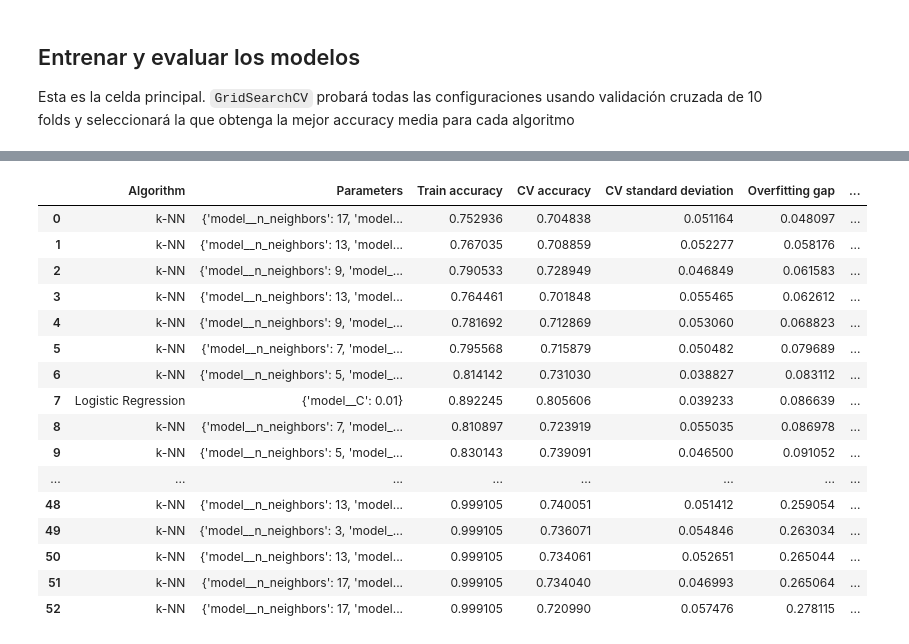
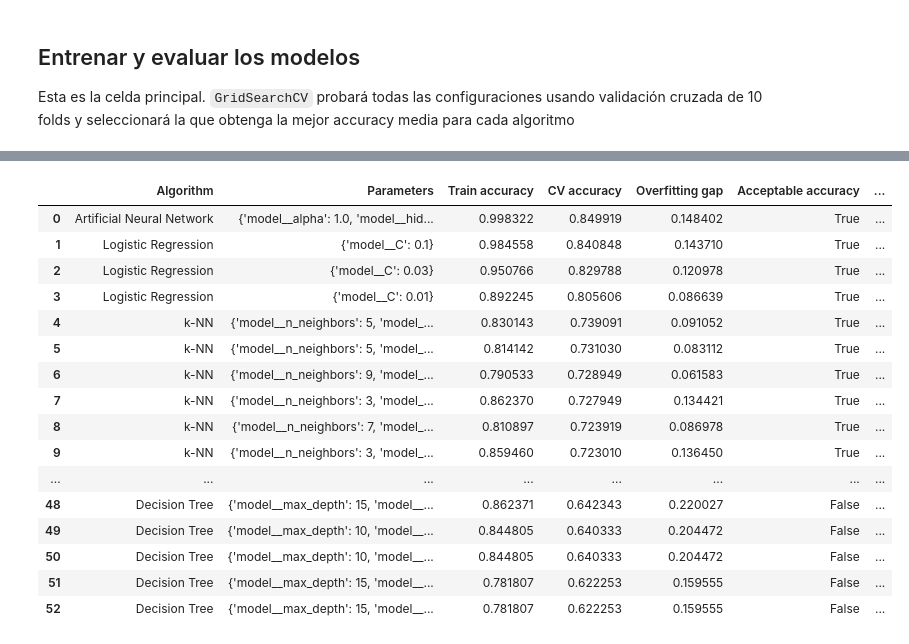
Before and after one commit to lgonperez3-glitch/MLSM-labs, a Jupyter notebook: Lab1/Lab1-GenreAll.ipynb, the cells around one changed output, grey strips where cells are left out. Cells and saved outputs as stored; diff of their text form; code cells hidden in the pictures.

Commit message:
params2-3

```diff
--- a/Lab1/Lab1.ipynb
+++ b/Lab1/Lab1-GenreAll.ipynb
@@ -128,9 +128,7 @@ models = {
             ))
         ]),
         {
-            "model__hidden_layer_sizes": [
-                (30,), (50,), (100,), (50, 25)
-            ],
+            "model__hidden_layer_sizes": [(30,), (50,), (100,), (50, 25)],
             "model__alpha": [0.01, 0.1, 1.0]
         }
     )
@@ -179,11 +177,26 @@ for name, (pipeline, params) in models.items():
             "Algorithm": name,
             "Parameters": search.cv_results_["params"][i],
             "Train accuracy": search.cv_results_["mean_train_score"][i],
-            "CV accuracy": search.cv_results_["mean_test_score"][i],
-            "CV standard deviation": search.cv_results_["std_test_score"][i]})
+            "CV accuracy": search.cv_results_["mean_test_score"][i]})
 
-    print("Mejores parámetros:", search.best_params_)
-    print("Best 10-fold CV accuracy:", round(search.best_score_, 4))
+    # Seleccionar la configuración con mayor accuracy
+    # entre las que tienen overfitting < 0.15
+    cv_results = pd.DataFrame(search.cv_results_)
+
+    cv_results["Overfitting gap"] = (cv_results["mean_train_score"] - cv_results["mean_test_score"])
+
+    valid_results = cv_results[cv_results["Overfitting gap"] < 0.15]
+
+    #si no se alcanza el objetivo de ovefitting menor que 0,15, busca el que más ccuracy tenga directamente
+    if not valid_results.empty:
+        best_row = valid_results.sort_values("mean_test_score", ascending=False).iloc[0]
+    else:
+        best_row = cv_results.sort_values("mean_test_score", ascending=False).iloc[0]
+
+    print("Best parameters:", best_row["params"])
+    print("Best 10-fold CV accuracy (without overfitting):", round(best_row["mean_test_score"], 4))
+    print("Overfitting gap:", round(best_row["Overfitting gap"], 4))
+    print("Overfitting ok:", best_row["Overfitting gap"] < 0.15)
 
 
 results_df = pd.DataFrame(results)
@@ -193,22 +206,28 @@ results_df["Overfitting gap"] = (
     results_df["CV accuracy"]
 )
 
+results_df["Acceptable accuracy"] = (
+    (results_df["CV accuracy"] > 0.70)
+)
+
+results_df["Acceptable overfitting"] = (
+    results_df["Overfitting gap"] < 0.15
+)
 results_df["Fits objectives"] = (
-    (results_df["CV accuracy"] > 0.70) &
-    (results_df["Overfitting gap"] < 0.15)
+    (results_df["Overfitting gap"] < 0.15) &
+    (results_df["CV accuracy"] > 0.70)
 )
 
 results_df = results_df.sort_values(
-    ["Fits objectives", "Overfitting gap", "CV accuracy"],
-    ascending=[False, True, False]
+    ["Acceptable overfitting", "CV accuracy", "Overfitting gap"],
+    ascending=[False, False, True]
 ).reset_index(drop=True)
 
-
-print(f"Total de configuraciones evaluadas: {len(results_df)}")
-print(f"Configuraciones con accuracy >= 80%: "
-      f"{(results_df['CV accuracy'] >= 0.80).sum()}")
-print(f"Configuraciones con accuracy >= 70% y gap <= 0.10: "
-      f"{((results_df['CV accuracy'] >= 0.70) & (results_df['Overfitting gap'] <= 0.10)).sum()}")
+print(f"Total configs evaluated: {len(results_df)}")
+print(f"Configs with appropiate overfitting: "
+      f"{results_df['Acceptable overfitting'].sum()}")
+print(f"Configs with both good accuracy and overfitting: "
+      f"{results_df['Fits objectives'].sum()}")
 
 display(results_df)
 # %% [output]
@@ -233,17 +251,17 @@ Configuraciones con accuracy >= 70% y gap <= 0.10: 10
-|  | Algorithm | Parameters | Train accuracy | CV accuracy | CV standard deviation | Overfitting gap | ... |
-| 0 | k-NN | {'model__n_neighbors': 17, 'model... | 0.752936 | 0.704838 | 0.051164 | 0.048097 | ... |
-| 1 | k-NN | {'model__n_neighbors': 13, 'model... | 0.767035 | 0.708859 | 0.052277 | 0.058176 | ... |
-| 2 | k-NN | {'model__n_neighbors': 9, 'model_... | 0.790533 | 0.728949 | 0.046849 | 0.061583 | ... |
-| 3 | k-NN | {'model__n_neighbors': 13, 'model... | 0.764461 | 0.701848 | 0.055465 | 0.062612 | ... |
-| 4 | k-NN | {'model__n_neighbors': 9, 'model_... | 0.781692 | 0.712869 | 0.053060 | 0.068823 | ... |
-| 5 | k-NN | {'model__n_neighbors': 7, 'model_... | 0.795568 | 0.715879 | 0.050482 | 0.079689 | ... |
-| 6 | k-NN | {'model__n_neighbors': 5, 'model_... | 0.814142 | 0.731030 | 0.038827 | 0.083112 | ... |
-| 7 | Logistic Regression | {'model__C': 0.01} | 0.892245 | 0.805606 | 0.039233 | 0.086639 | ... |
-| 8 | k-NN | {'model__n_neighbors': 7, 'model_... | 0.810897 | 0.723919 | 0.055035 | 0.086978 | ... |
-| 9 | k-NN | {'model__n_neighbors': 5, 'model_... | 0.830143 | 0.739091 | 0.046500 | 0.091052 | ... |
+|  | Algorithm | Parameters | Train accuracy | CV accuracy | Overfitting gap | Acceptable accuracy | ... |
+| 0 | Artificial Neural Network | {'model__alpha': 1.0, 'model__hid... | 0.998322 | 0.849919 | 0.148402 | True | ... |
+| 1 | Logistic Regression | {'model__C': 0.1} | 0.984558 | 0.840848 | 0.143710 | True | ... |
+| 2 | Logistic Regression | {'model__C': 0.03} | 0.950766 | 0.829788 | 0.120978 | True | ... |
+| 3 | Logistic Regression | {'model__C': 0.01} | 0.892245 | 0.805606 | 0.086639 | True | ... |
+| 4 | k-NN | {'model__n_neighbors': 5, 'model_... | 0.830143 | 0.739091 | 0.091052 | True | ... |
+| 5 | k-NN | {'model__n_neighbors': 5, 'model_... | 0.814142 | 0.731030 | 0.083112 | True | ... |
+| 6 | k-NN | {'model__n_neighbors': 9, 'model_... | 0.790533 | 0.728949 | 0.061583 | True | ... |
+| 7 | k-NN | {'model__n_neighbors': 3, 'model_... | 0.862370 | 0.727949 | 0.134421 | True | ... |
+| 8 | k-NN | {'model__n_neighbors': 7, 'model_... | 0.810897 | 0.723919 | 0.086978 | True | ... |
+| 9 | k-NN | {'model__n_neighbors': 3, 'model_... | 0.859460 | 0.723010 | 0.136450 | True | ... |
 | ... | ... | ... | ... | ... | ... | ... | ... |
-| 48 | k-NN | {'model__n_neighbors': 13, 'model... | 0.999105 | 0.740051 | 0.051412 | 0.259054 | ... |
-| 49 | k-NN | {'model__n_neighbors': 3, 'model_... | 0.999105 | 0.736071 | 0.054846 | 0.263034 | ... |
-| 50 | k-NN | {'model__n_neighbors': 13, 'model... | 0.999105 | 0.734061 | 0.052651 | 0.265044 | ... |
-| 51 | k-NN | {'model__n_neighbors': 17, 'model... | 0.999105 | 0.734040 | 0.046993 | 0.265064 | ... |
-| 52 | k-NN | {'model__n_neighbors': 17, 'model... | 0.999105 | 0.720990 | 0.057476 | 0.278115 | ... |
+| 48 | Decision Tree | {'model__max_depth': 15, 'model__... | 0.862371 | 0.642343 | 0.220027 | False | ... |
+| 49 | Decision Tree | {'model__max_depth': 10, 'model__... | 0.844805 | 0.640333 | 0.204472 | False | ... |
+| 50 | Decision Tree | {'model__max_depth': 10, 'model__... | 0.844805 | 0.640333 | 0.204472 | False | ... |
+| 51 | Decision Tree | {'model__max_depth': 15, 'model__... | 0.781807 | 0.622253 | 0.159555 | False | ... |
+| 52 | Decision Tree | {'model__max_depth': 15, 'model__... | 0.781807 | 0.622253 | 0.159555 | False | ... |
```
Also changed, not shown: parts of 1 cell of this notebook, 2 other files.
